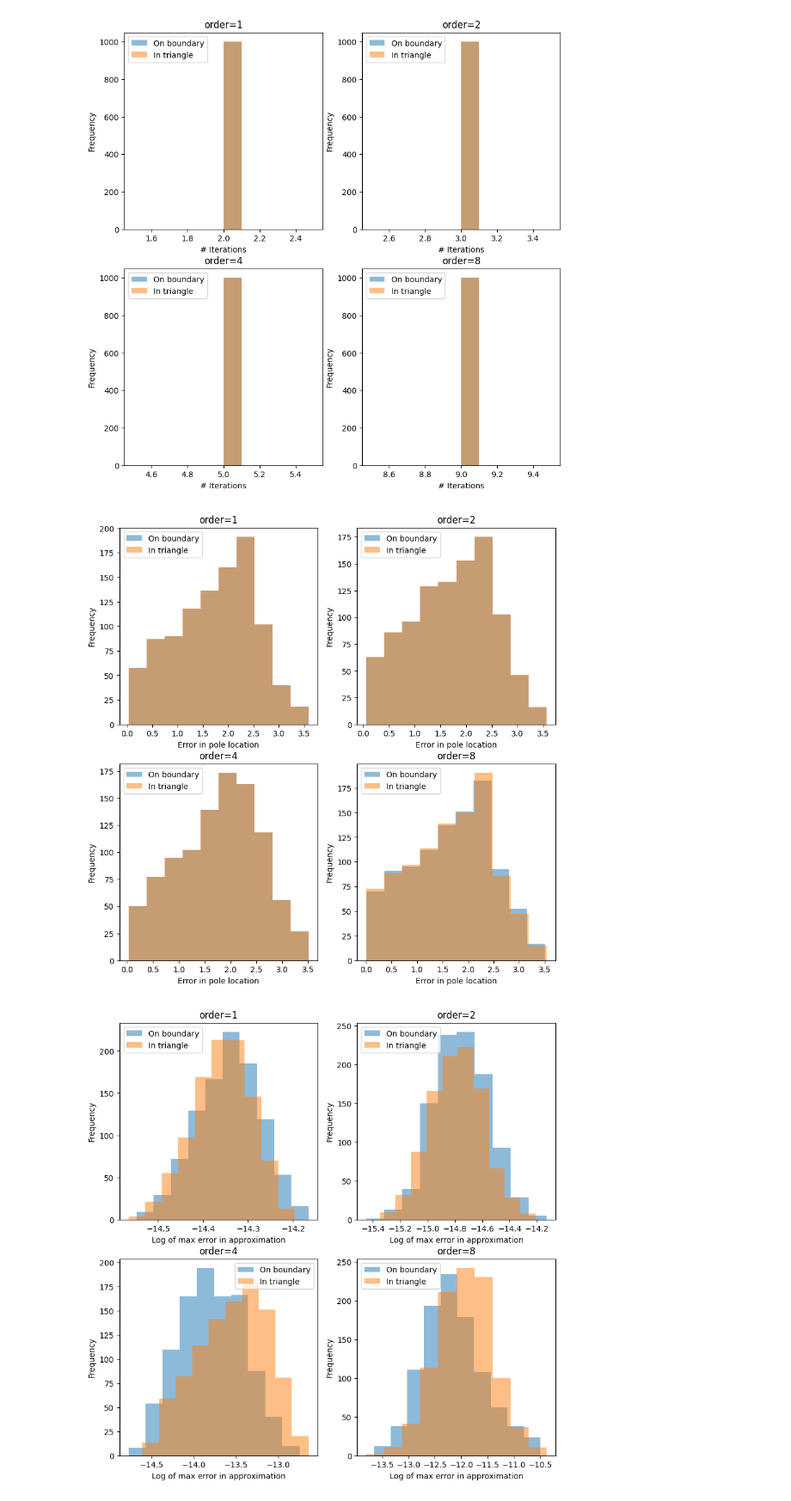
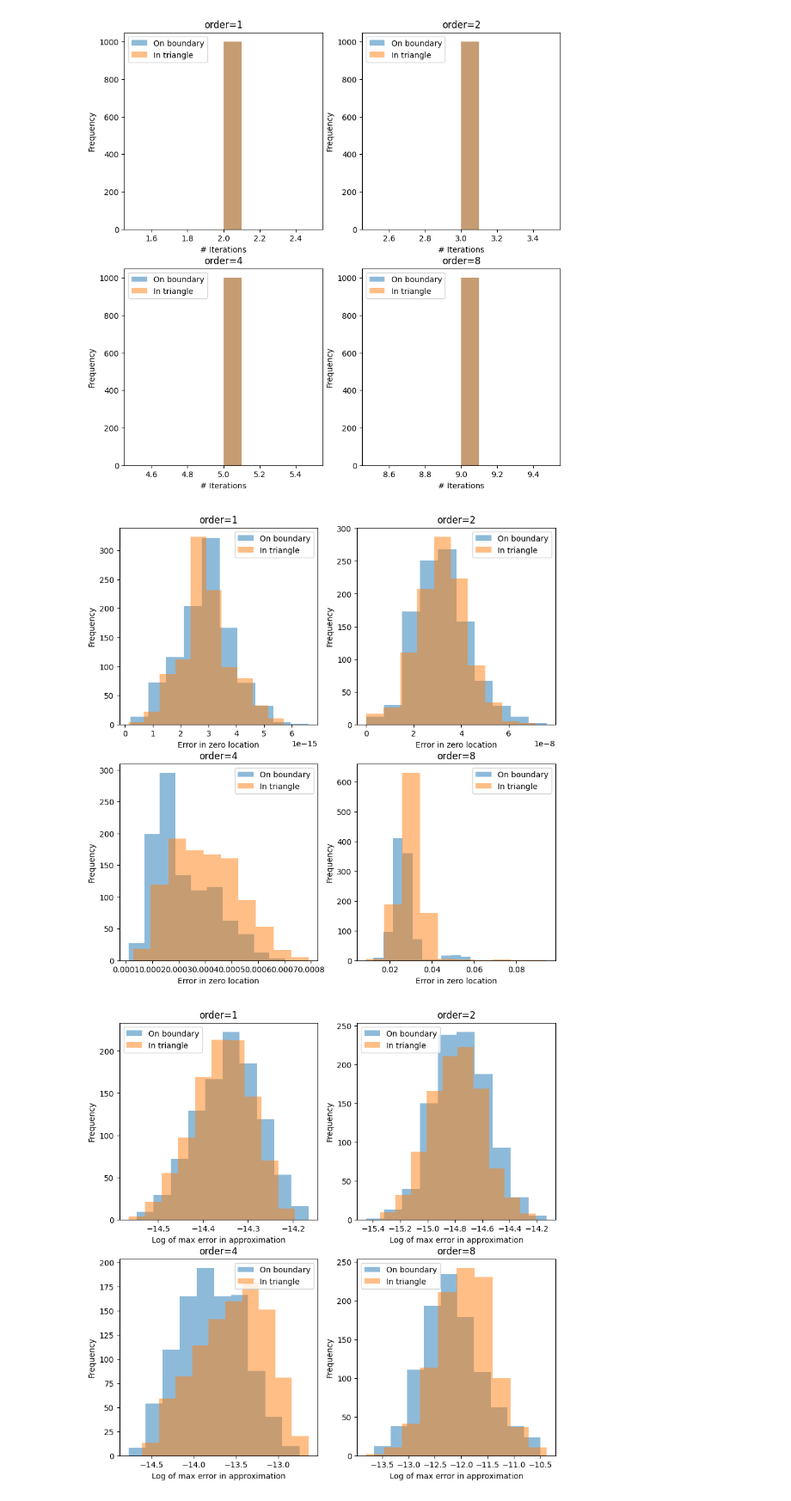
Before and after one commit to j-bowhay/Poles-and-Roots, a Jupyter notebook: notebooks/AAA_sampling_experiment.ipynb, the cells around one changed output. Shown at 86% size. Saved outputs shown, nothing was run; the diff lists cells and outputs as text; code cells hidden in the pictures.

```diff
--- a/notebooks/AAA_sampling_experiment.ipynb
+++ b/notebooks/AAA_sampling_experiment.ipynb
@@ -170,8 +170,8 @@ for order in orders:
 
         on_iterations_tmp.append(res.weights.size)
         in_iterations_tmp.append(res_in.weights.size)
-        in_pole_error_tmp.append(np.min(np.abs(res_in.zeros - pole)))
-        on_pole_error_tmp.append(np.min(np.abs(res.zeros - pole)))
+        in_pole_error_tmp.append(np.min(np.abs(res_in.zeros - zero)))
+        on_pole_error_tmp.append(np.min(np.abs(res.zeros - zero)))
 
         # generate random points to sample the approximation at
         re_sample = rng.uniform(0, side_length, size=10)
@@ -203,14 +203,14 @@ for i, (ax, order) in enumerate(zip(axs.ravel(), orders)):
 # %%
 fig, axs = plt.subplots(nrows=2, ncols=2, figsize=(10,10))
 for i, (ax, order) in enumerate(zip(axs.ravel(), orders)):
     ax.hist(on_pole_error[i], alpha=0.5, label="On boundary")
     ax.hist(in_pole_error[i], alpha=0.5, label="In triangle")
-    ax.set_xlabel("Error in pole location")
+    ax.set_xlabel("Error in zero location")
     ax.set_ylabel("Frequency")
     ax.set_title(f"{order=}")
     ax.legend()
 # %% [output]
-[figure, old version]
+[figure, new version]
 # %%
 fig, axs = plt.subplots(nrows=2, ncols=2, figsize=(10,10))
 for i, (ax, order) in enumerate(zip(axs.ravel(), orders)):
```
Also changed, not shown: parts of 2 cells of this notebook.
